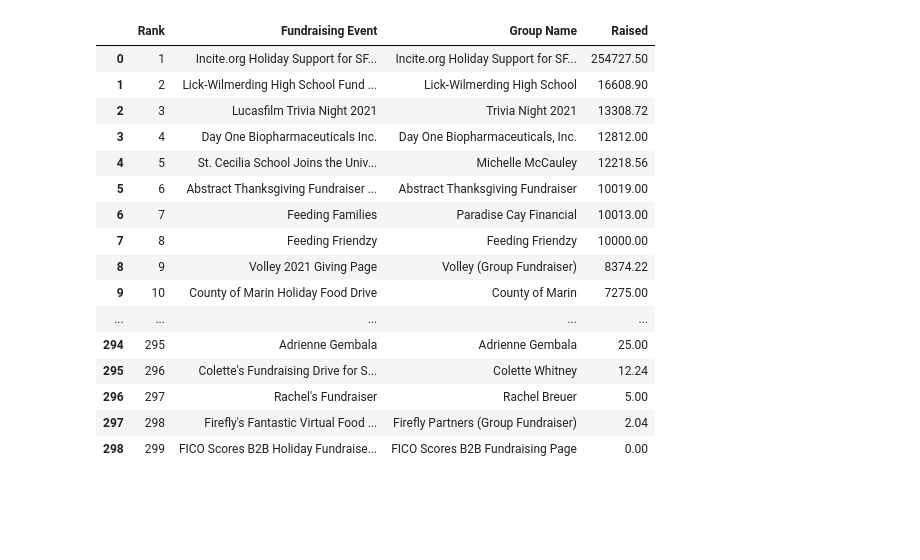
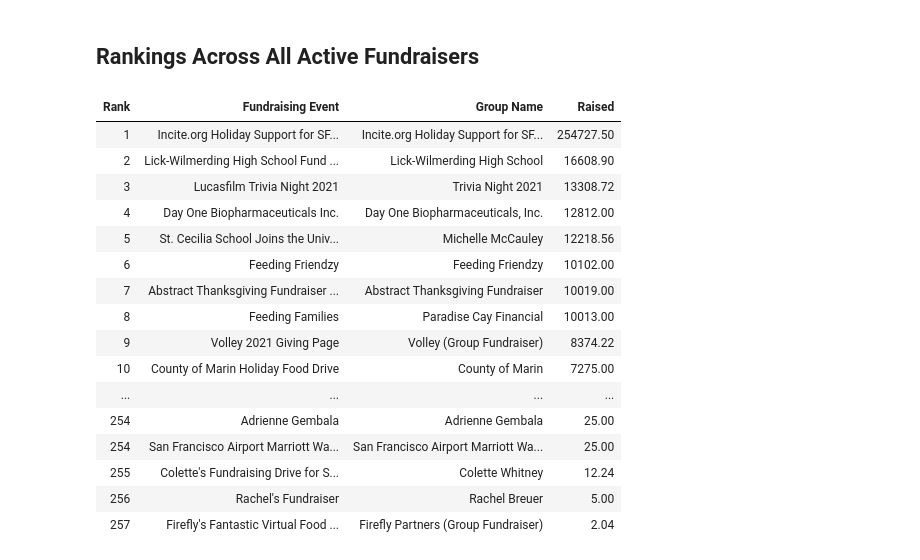
Before and after one commit to keikokamei/SFMFB-Fundraiser, a Jupyter notebook: SFMFB-Fundraising-WEGE2021-Rankings.ipynb, the cells around one changed output. Saved outputs shown, nothing was run; the diff lists cells and outputs as text; code cells hidden in the pictures; blank space fills up the shorter version.

```diff
--- a/SFMFB-Fundraising-WEGE2021-Rankings.ipynb
+++ b/SFMFB-Fundraising-WEGE2021-Rankings.ipynb
@@ -36,6 +32,7 @@ $(document).ready(code_toggle);
 # %%
 ## Successful Leaderboard Creation on all???
 # starttime = time.time()
+print("Last Updated:",time.ctime(),"(PST) \n")
 print("Loading all pages... sit tight - this will take a minute!")
 
 driver = webdriver.Chrome()
@@ -87,7 +84,9 @@ leader["Raised"].replace(to_replace="\$([0-9,\.]+).*", value=r"\1", regex=True,
 leader["Raised"] = leader["Raised"].astype("double")
 leader.sort_values(by='Raised', ascending=False, inplace = True)
 leader.reset_index(inplace = True)
-leader.insert(0, 'Rank', np.arange(1, len(leader)+1))
+rankMap = dict(zip(leader.Raised.unique(), np.arange(1, len(leader.Raised.unique())+1)))
+rankArray = np.array([rankMap[k] for k in leader.Raised])
+leader.insert(0, 'Rank', rankArray)
 leader = leader.drop("index", axis=1)
 
 print("\n","Total # Active Fundraisers Found: ", len(leader))
@@ -99,10 +98,10 @@ slice_ = idx[idx[leader['Fundraising Event'] =="FICO Scores B2B Holiday Fundrais
 def style_bold(val):
     return "font-weight: bold"
 
-scoresRank = leader[leader['Fundraising Event'] =="FICO Scores B2B Holiday Fundraiser - WEGE 2021"].Rank.iloc[0]
-scores = leader[(leader['Rank'] >= scoresRank-5) & ((leader['Rank'] <= scoresRank+5) )]
-scores.style.set_properties(**{'background-color': 'gold'}, subset=slice_).format(formatter={('Raised'): "{:.2f}"})\
-    .applymap(style_bold, subset=slice_)
+scoresInd = leader[leader['Fundraising Event'] =="FICO Scores B2B Holiday Fundraiser - WEGE 2021"].index[0]
+scores = leader[(leader.index >= scoresInd-4) & ((leader.index <= scoresInd+5) )]
+scores.loc[:,["Rank","Fundraising Event","Raised"]].style.set_properties(**{'background-color': 'gold'}, subset=slice_).format(formatter={('Raised'): "{:.2f}"})\
+    .applymap(style_bold, subset=slice_).hide_index()
 
 # endtime = time.time()
 # print("Run Time :", endtime-starttime)
@@ -124,21 +129,24 @@ Finished loading page
+# %% [markdown]
+
+## Rankings Across All Active Fundraisers
 # %%
 leader.style.set_properties(**{'background-color': 'gold'}, subset=slice_).format(formatter={('Raised'): "{:.2f}"})\
-    .applymap(style_bold, subset=slice_)
+    .applymap(style_bold, subset=slice_).hide_index()
 # %% [output]
-|  | Rank | Fundraising Event | Group Name | Raised |
-| 0 | 1 | Incite.org Holiday Support for SF... | Incite.org Holiday Support for SF... | 254727.50 |
-| 1 | 2 | Lick-Wilmerding High School Fund ... | Lick-Wilmerding High School | 16608.90 |
-| 2 | 3 | Lucasfilm Trivia Night 2021 | Trivia Night 2021 | 13308.72 |
-| 3 | 4 | Day One Biopharmaceuticals Inc. | Day One Biopharmaceuticals, Inc. | 12812.00 |
-| 4 | 5 | St. Cecilia School Joins the Univ... | Michelle McCauley | 12218.56 |
-| 5 | 6 | Abstract Thanksgiving Fundraiser ... | Abstract Thanksgiving Fundraiser | 10019.00 |
-| 6 | 7 | Feeding Families | Paradise Cay Financial | 10013.00 |
-| 7 | 8 | Feeding Friendzy | Feeding Friendzy | 10000.00 |
-| 8 | 9 | Volley 2021 Giving Page | Volley (Group Fundraiser) | 8374.22 |
-| 9 | 10 | County of Marin Holiday Food Drive | County of Marin | 7275.00 |
-| ... | ... | ... | ... | ... |
-| 294 | 295 | Adrienne Gembala | Adrienne Gembala | 25.00 |
-| 295 | 296 | Colette's Fundraising Drive for S... | Colette Whitney | 12.24 |
-| 296 | 297 | Rachel's Fundraiser | Rachel Breuer | 5.00 |
-| 297 | 298 | Firefly's Fantastic Virtual Food ... | Firefly Partners (Group Fundraiser) | 2.04 |
-| 298 | 299 | FICO Scores B2B Holiday Fundraise... | FICO Scores B2B Fundraising Page | 0.00 |
+| Rank | Fundraising Event | Group Name | Raised |
+| 1 | Incite.org Holiday Support for SF... | Incite.org Holiday Support for SF... | 254727.50 |
+| 2 | Lick-Wilmerding High School Fund ... | Lick-Wilmerding High School | 16608.90 |
+| 3 | Lucasfilm Trivia Night 2021 | Trivia Night 2021 | 13308.72 |
+| 4 | Day One Biopharmaceuticals Inc. | Day One Biopharmaceuticals, Inc. | 12812.00 |
+| 5 | St. Cecilia School Joins the Univ... | Michelle McCauley | 12218.56 |
+| 6 | Feeding Friendzy | Feeding Friendzy | 10102.00 |
+| 7 | Abstract Thanksgiving Fundraiser ... | Abstract Thanksgiving Fundraiser | 10019.00 |
+| 8 | Feeding Families | Paradise Cay Financial | 10013.00 |
+| 9 | Volley 2021 Giving Page | Volley (Group Fundraiser) | 8374.22 |
+| 10 | County of Marin Holiday Food Drive | County of Marin | 7275.00 |
+| ... | ... | ... | ... |
+| 254 | Adrienne Gembala | Adrienne Gembala | 25.00 |
+| 254 | San Francisco Airport Marriott Wa... | San Francisco Airport Marriott Wa... | 25.00 |
+| 255 | Colette's Fundraising Drive for S... | Colette Whitney | 12.24 |
+| 256 | Rachel's Fundraiser | Rachel Breuer | 5.00 |
+| 257 | Firefly's Fantastic Virtual Food ... | Firefly Partners (Group Fundraiser) | 2.04 |
```
Also changed, not shown: parts of 5 cells of this notebook.
